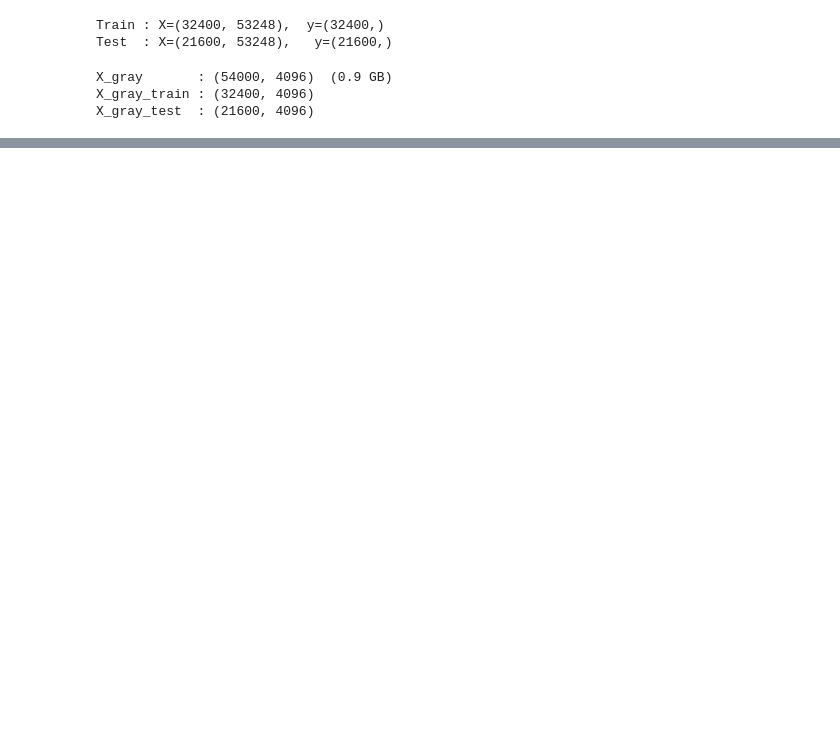
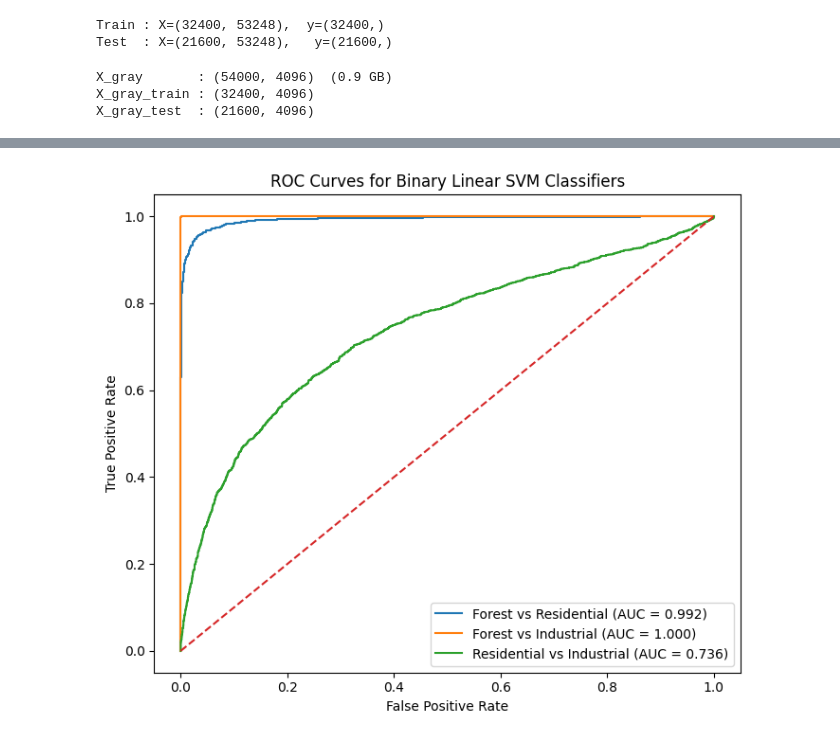
Before and after one commit to helenxu0624/musa-650-spring2026-Projects, a Jupyter notebook: EuroStats/eurosat.ipynb, the cells around one changed output, grey strips where cells are left out. Cells and saved outputs as stored; diff of their text form; code cells hidden in the pictures; blank space fills up the shorter version.

```diff
--- a/EuroStats/eurosat.ipynb
+++ b/EuroStats/eurosat.ipynb
@@ -23,8 +36,8 @@ Flatten the images into a 2D data matrix (n x p, where n is the number of sample
 
 Lastly, create a grayscale version of this dataset. You will use this for the traditional machine learning models and the first couple of deep learning models.
 # %%
-ZIP_PATH = r"C:\Users\Ez\Downloads\EuroSAT_MS.zip"
-EXTRACT_DIR = Path("eurosat_files/EuroSAT_MS")
+ZIP_PATH = r"data/EuroSAT_MS.zip"
+EXTRACT_DIR = Path("/content/EuroSAT_MS")
 
 # Extract zip if not already done
 if not EXTRACT_DIR.exists():
@@ -376,0 +575,8 @@ X_gray_test  : (21600, 4096)
+# %%
+# call the data
+data = np.load("data/dataset_split.npz")
+
+X_train = data["X_train"]
+X_test = data["X_test"]
+y_train = data["y_train"]
+y_test = data["y_test"]
@@ -376,0 +675,7 @@ X_gray_test  : (21600, 4096)
+# %%
+# Model result: accuracy and AUC
+for result in [svm_fr, svm_fi, svm_ri]:
+    print(f"{result['class_a_name']} vs {result['class_b_name']}")
+    print(f"  Accuracy: {result['accuracy']:.4f}")
+    print(f"  AUC     : {result['auc']:.4f}")
+    print()
@@ -376,0 +694,20 @@ X_gray_test  : (21600, 4096)
+# %%
+# ROC curves
+plt.figure(figsize=(7, 6))
+
+for result in [svm_fr, svm_fi, svm_ri]:
+    plt.plot(
+        result["fpr"],
+        result["tpr"],
+        label=f"{result['class_a_name']} vs {result['class_b_name']} (AUC = {result['auc']:.3f})"
+    )
+
+plt.plot([0, 1], [0, 1], linestyle="--")
+plt.xlabel("False Positive Rate")
+plt.ylabel("True Positive Rate")
+plt.title("ROC Curves for Binary Linear SVM Classifiers")
+plt.legend()
+plt.tight_layout()
+plt.show()
+# %% [output]
+[figure, added]
```
Also changed, not shown: parts of 79 cells of this notebook.
